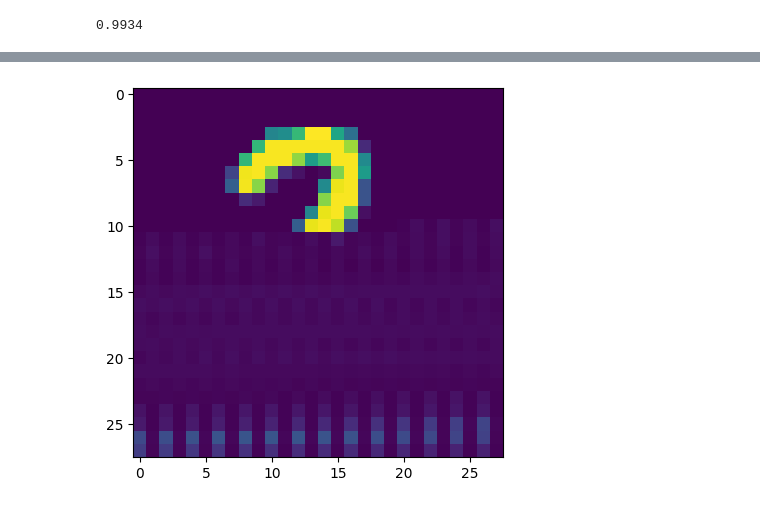
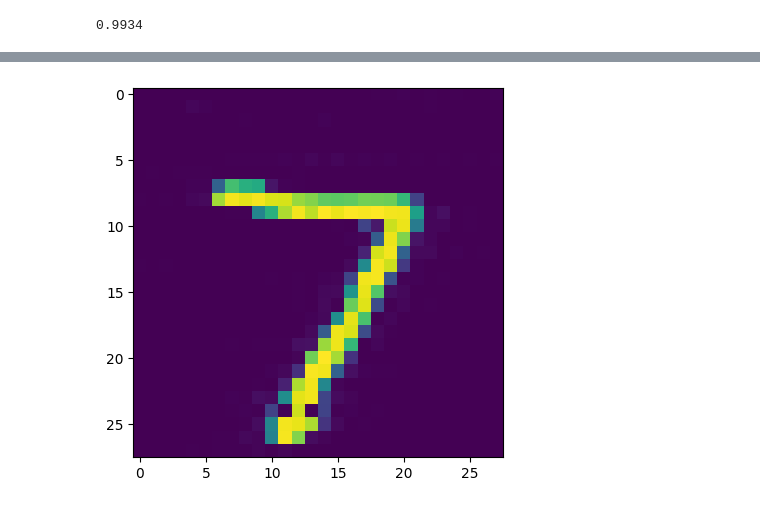
Before and after one commit to necrashter/SaShiMi-796, a Jupyter notebook: S4-MNIST-Demo.ipynb, the cells around one changed output, grey strips where cells are left out. Drawn from its saved outputs; the diff is of its cells as text; code cells hidden in the pictures.

```diff
--- a/S4-MNIST-Demo.ipynb
+++ b/S4-MNIST-Demo.ipynb
@@ -182,12 +169,19 @@ with torch.no_grad():
-# %%
-model.eval()
-
-with torch.no_grad():
-    img, _ = MNIST_TEST[1]
-    img = img.to(device).reshape(-1, 784, 1)
-    x = img[0, :300, :]
-    sample = model.autoregressive_sample(484, x).cpu()
-    plt.figure()
-    plt.imshow(sample.reshape(28, 28, 1))
-# %% [output]
-[figure, removed]
+# %%
+model.eval()
+
+with torch.no_grad():
+    start = 783
+    #sample = model.autoregressive_sample(784-start, zero[0, :start, :].to(device)).cpu()
+    f = model.get_recurrent_runner(783)
+
+    Y = []
+    for u in zero[0]:
+        y = f(u)
+        Y.append(y)
+
+    sample = torch.stack([Y[0]]+Y).real
+
+    plt.figure()
+    plt.imshow(sample.cpu().reshape(28, 28, 1))
+# %% [output]
+[figure, added]
```
Also changed, not shown: parts of 4 cells of this notebook.
